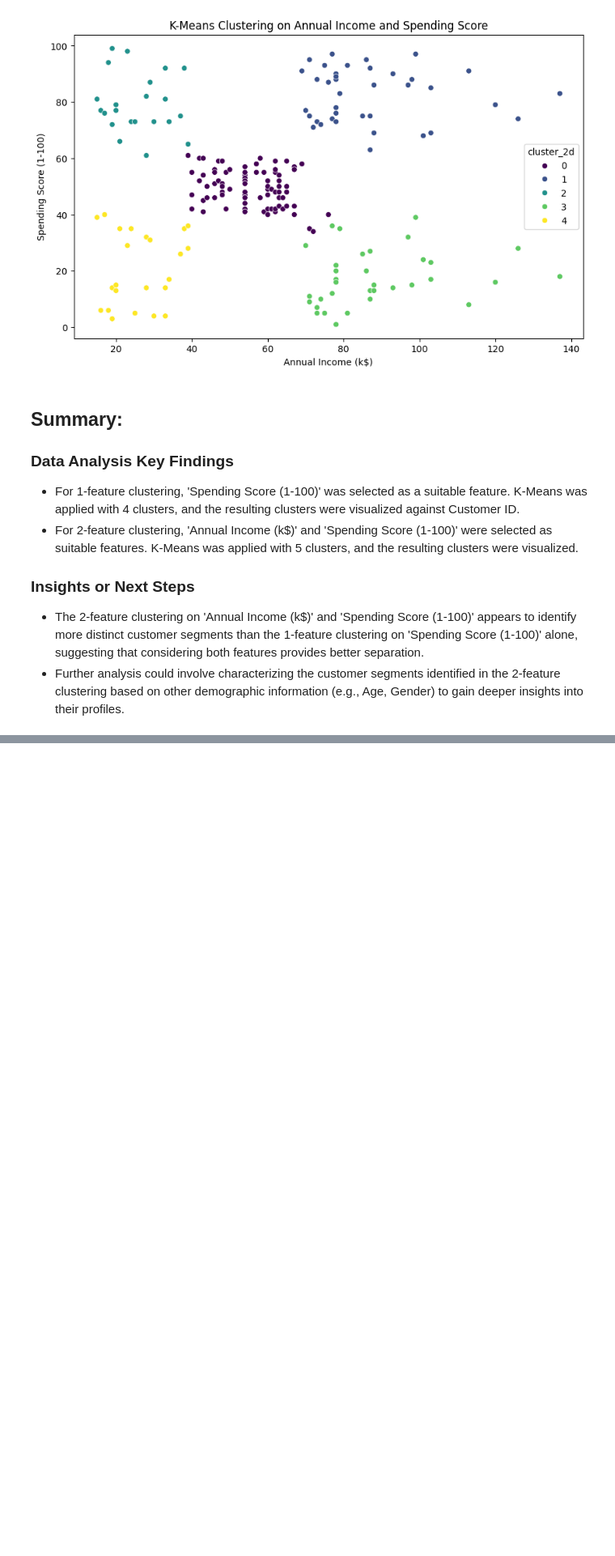
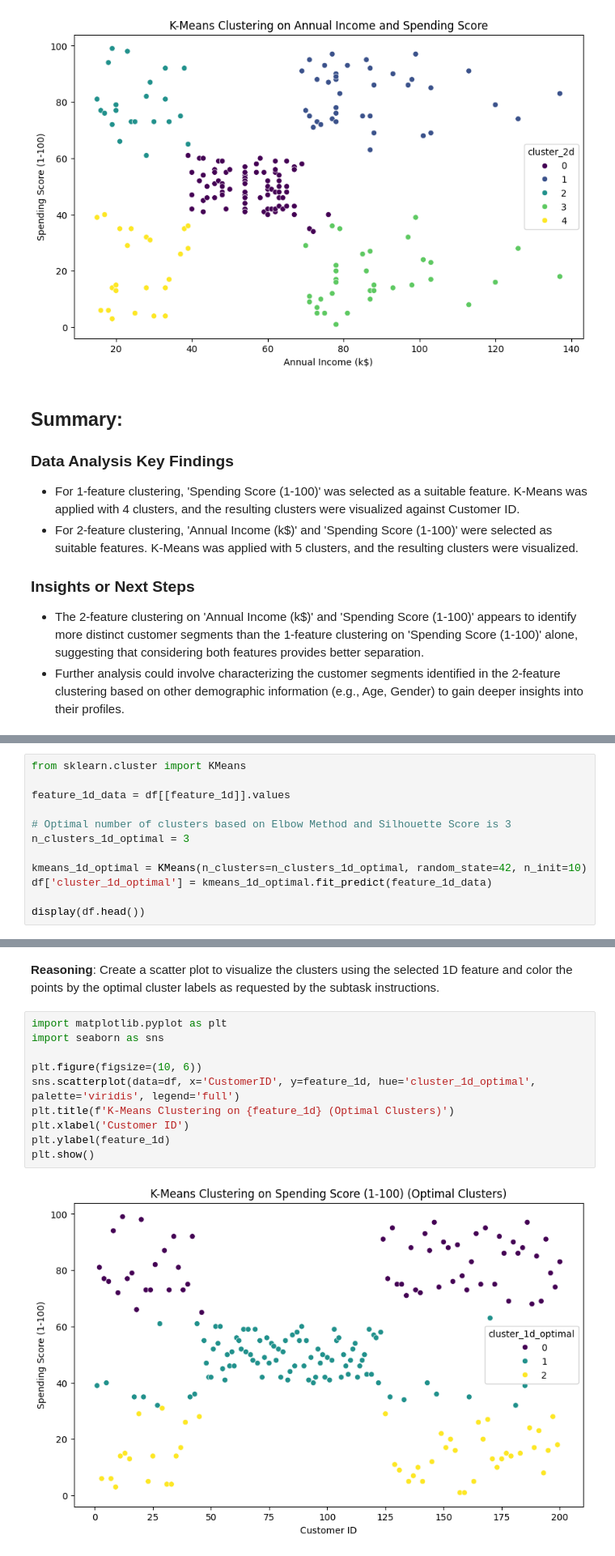
Before and after one commit to geoegekaranja/AI-project-, a Jupyter notebook: Untitled2.ipynb, the cells around one changed output, grey strips where cells are left out. Shown at 81% size. Saved outputs shown, nothing was run; the diff lists cells and outputs as text; blank space fills up the shorter version.

```diff
--- a/Untitled2.ipynb
+++ b/Untitled2.ipynb
@@ -443,0 +511,12 @@ plt.show()
+# %%
+from sklearn.cluster import KMeans
+
+feature_1d_data = df[[feature_1d]].values
+
+# Optimal number of clusters based on Elbow Method and Silhouette Score is 3
+n_clusters_1d_optimal = 3
+
+kmeans_1d_optimal = KMeans(n_clusters=n_clusters_1d_optimal, random_state=42, n_init=10)
+df['cluster_1d_optimal'] = kmeans_1d_optimal.fit_predict(feature_1d_data)
+
+display(df.head())
@@ -443,0 +535,15 @@ plt.show()
+# %% [markdown]
+**Reasoning**:
+Create a scatter plot to visualize the clusters using the selected 1D feature and color the points by the optimal cluster labels as requested by the subtask instructions.
+# %%
+import matplotlib.pyplot as plt
+import seaborn as sns
+
+plt.figure(figsize=(10, 6))
+sns.scatterplot(data=df, x='CustomerID', y=feature_1d, hue='cluster_1d_optimal', palette='viridis', legend='full')
+plt.title(f'K-Means Clustering on {feature_1d} (Optimal Clusters)')
+plt.xlabel('Customer ID')
+plt.ylabel(feature_1d)
+plt.show()
+# %% [output]
+[figure, added]
```
Also changed, not shown: parts of 29 cells of this notebook.
